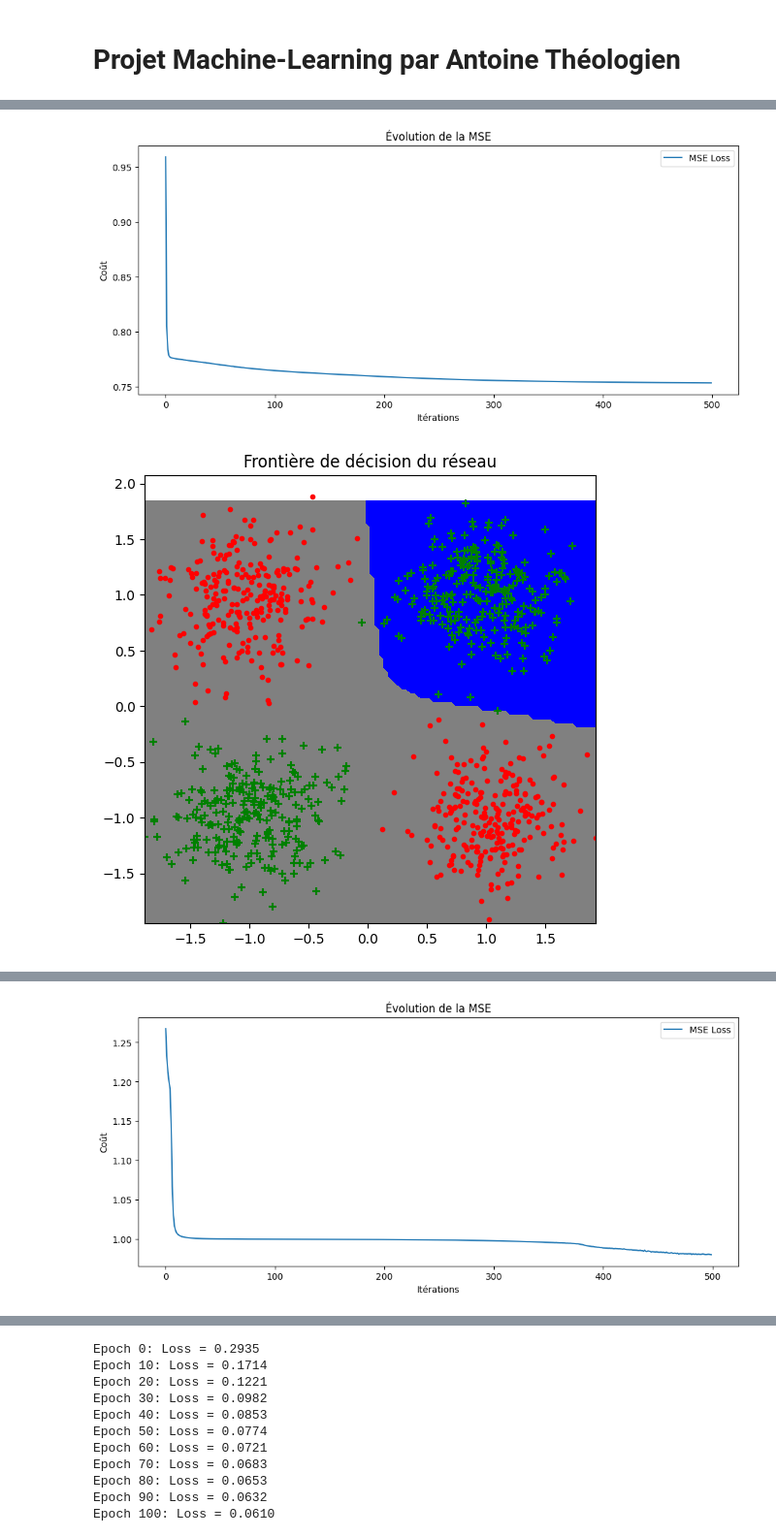
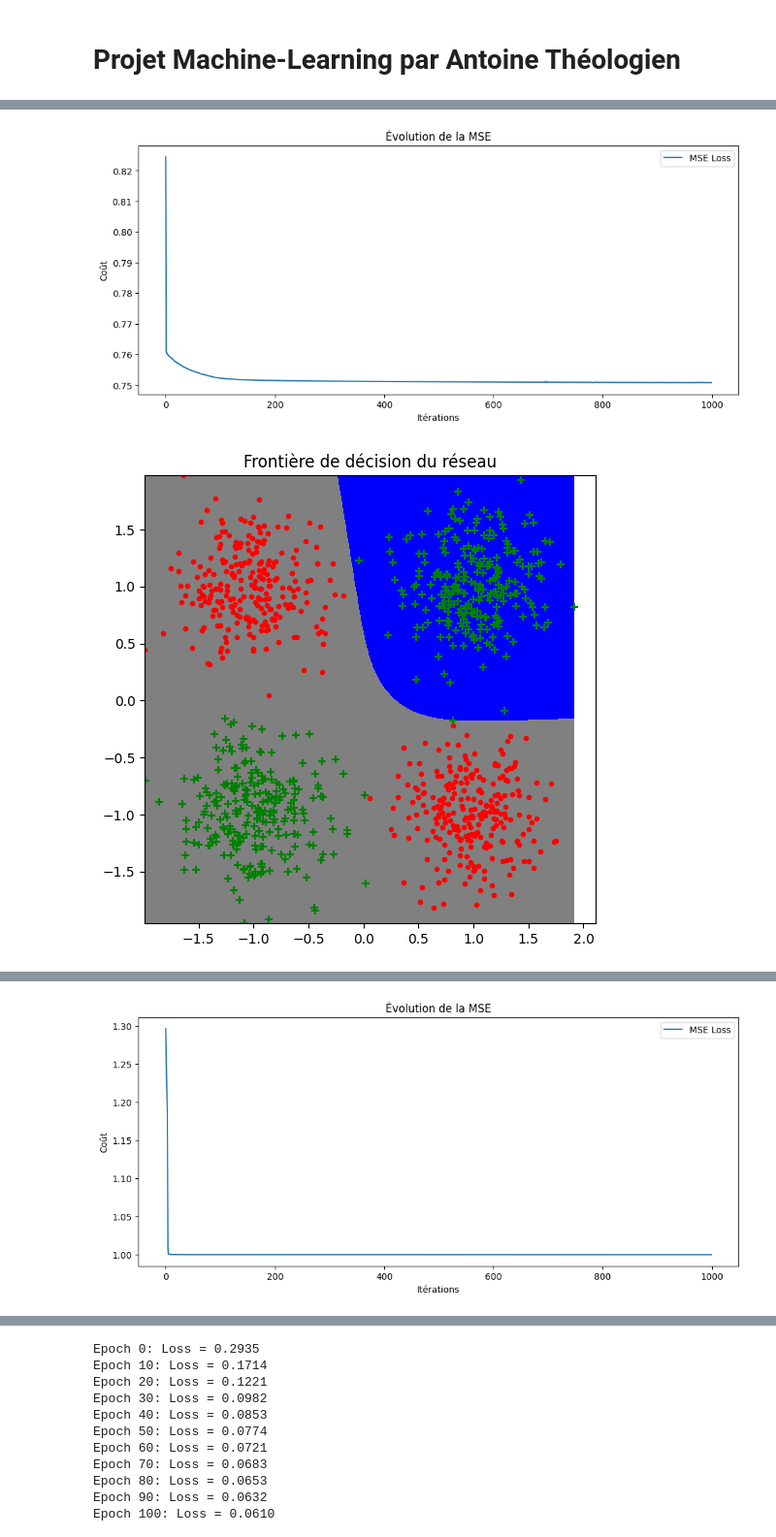
Before and after one commit to antothl/Neural-Networks-DIY, a Jupyter notebook: src/test_sequentiel.ipynb, the cells around one changed output, grey strips where cells are left out. Shown at 97% size. Cells and saved outputs as stored; diff of their text form; code cells hidden in the pictures.

```diff
--- a/src/test_sequentiel.ipynb
+++ b/src/test_sequentiel.ipynb
@@ -7,7 +7,7 @@ from sklearn.model_selection import train_test_split
 from module import *
 from mltools import *
 
-def train_nn(X, y, model, loss, epochs=1000, lr=0.1, batch_size=16):
+def train_nn(X, y, model, loss, epochs=1000, lr=0.05, batch_size=32):
     losses = []
     n = X.shape[0]
 
@@ -38,7 +38,9 @@ def train_nn(X, y, model, loss, epochs=1000, lr=0.1, batch_size=16):
 network = Sequentiel(
     Linear(2, 5),
     TanH(),
-    Linear(5, 1),
+    Linear(5, 5),
+    TanH(),
+    Linear(5,1),
     Sigmoide()
 )
 
@@ -51,7 +53,7 @@ for i in [0,1,2]:
     loss = MSELoss()
 
     # Entraînement
-    losses, trained_model = train_nn(datax, datay, model, loss, epochs=500, lr=0.05, batch_size=16)
+    losses, trained_model = train_nn(datax, datay, model, loss, epochs=1000, lr=0.1, batch_size=32)
 
     plt.figure(figsize=(12, 5))
     plt.plot(losses, label="MSE Loss")
@@ -62,10 +64,8 @@ for i in [0,1,2]:
     plt.show()
 
     plt.figure(figsize=(6, 6))
-    plot_frontiere(datax, lambda x: np.round(trained_model.forward(x)), step=100)
+    plot_frontiere(datax, lambda x: np.round(trained_model.forward(x)), step=1000)
     plot_data(datax, datay)
     plt.title("Frontière de décision du réseau")
     plt.show()
-
-    print(datax.shape)
 # %% [output]
@@ -85,2 +94,2 @@ Epoch 400: Loss = 0.7539
-[figure, old version]
+[figure, new version]
-[figure, old version]
+[figure, new version]
@@ -93 +106 @@ Epoch 400: Loss = 0.9889
-[figure, old version]
+[figure, new version]
```
Also changed, not shown: parts of 6 cells of this notebook, 3 other files.
